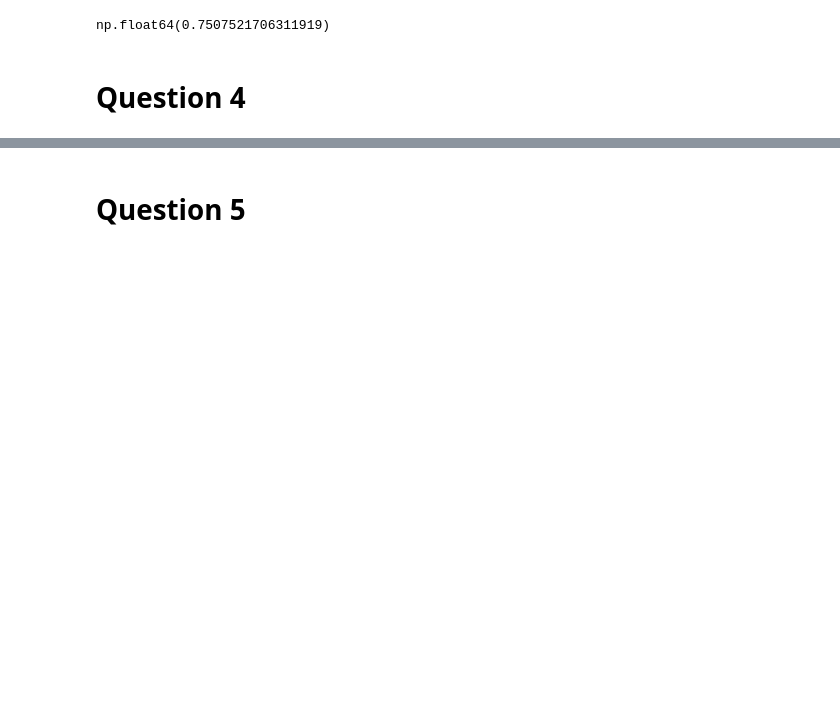
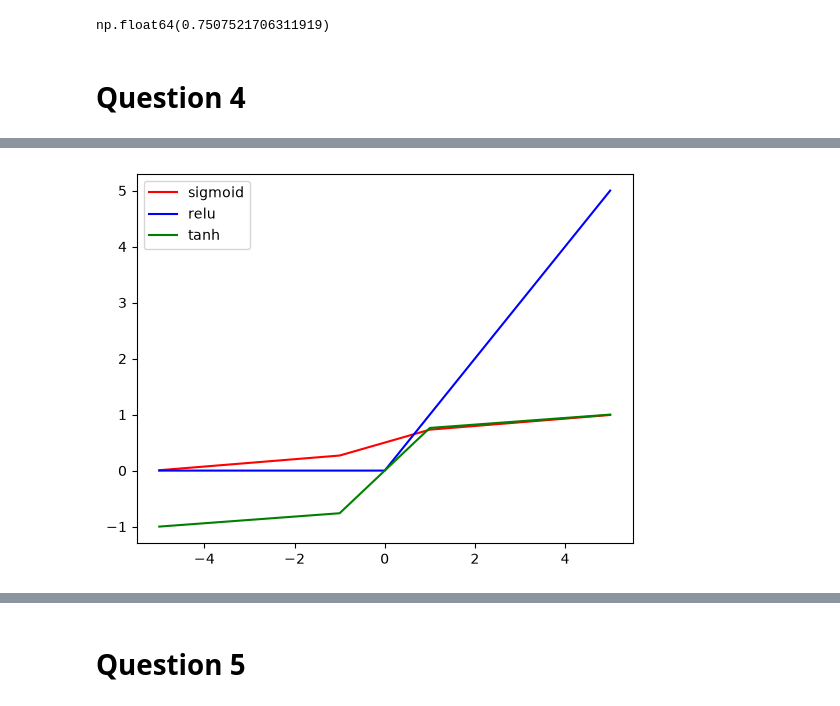
Before and after one commit to mrpanigale/Maktab-AI-145, a Jupyter notebook: CWs/week8/cw_w8_session1.ipynb, the cells around one changed output, grey strips where cells are left out. Cells and saved outputs as stored; diff of their text form; code cells hidden in the pictures; blank space fills up the shorter version.

```diff
--- a/CWs/week8/cw_w8_session1.ipynb
+++ b/CWs/week8/cw_w8_session1.ipynb
@@ -101,0 +163,17 @@ np.float64(0.7507521706311919)
+# %%
+def sigmoid(z):
+    return 1/(1+np.exp(-z))
+def relu(z):
+    return np.where(z<0,0,z)
+def tanh_activation(z):
+    return np.tanh(z)
+
+z = np.array([-5, -1, 0, 1, 5], dtype=float)
+
+plt.plot(z,sigmoid(z),color="red",label="sigmoid")
+plt.plot(z,relu(z),color="blue",label="relu")
+plt.plot(z,tanh_activation(z),color="green",label="tanh")
+plt.legend()
+plt.show()
+# %% [output]
+[figure, added]
```
Also changed, not shown: parts of 18 cells of this notebook, 1 other file.
